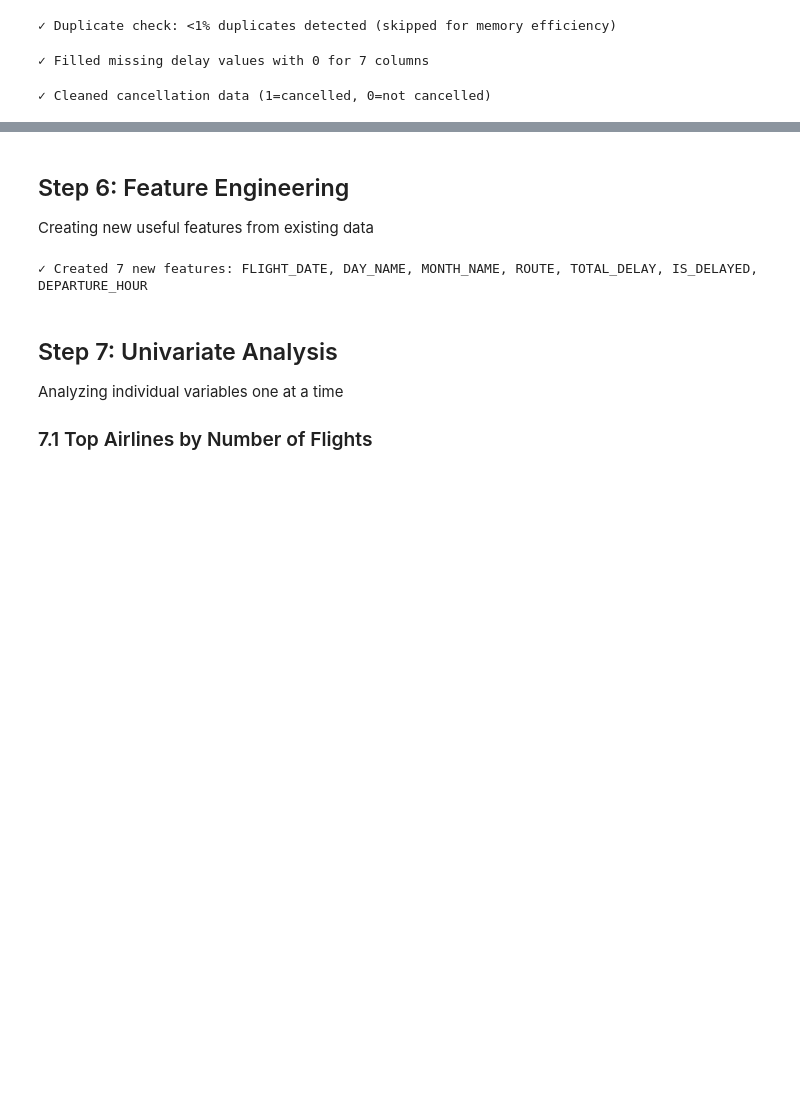
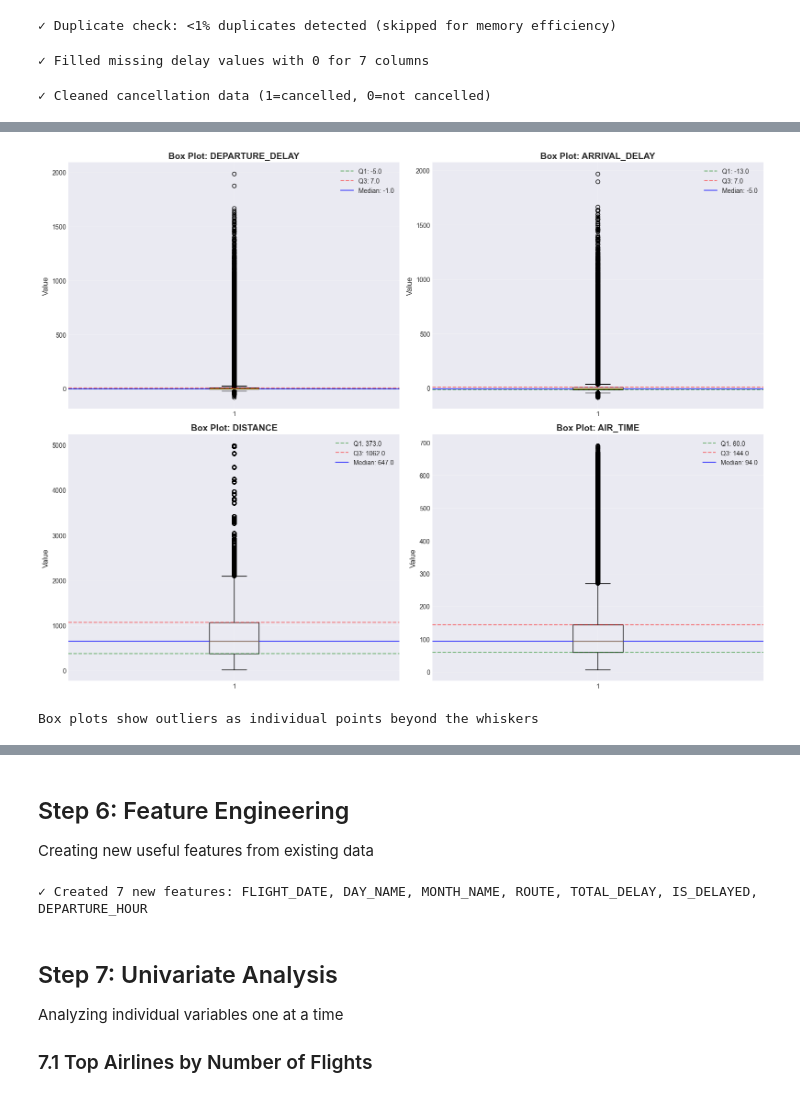
Before and after one commit to ryadavnitb/Batch-7, a Jupyter notebook: main.ipynb, the cells around one changed output, grey strips where cells are left out. Drawn from its saved outputs; the diff is of its cells as text; code cells hidden in the pictures; blank space fills up the shorter version.

Commit message:
Add outlier detection and correlation analysis to Milestone 1

```diff
--- a/main.ipynb
+++ b/main.ipynb
@@ -157,0 +239,33 @@ print("✓ Cleaned cancellation data (1=cancelled, 0=not cancelled)")
+# %%
+# Visualize outliers for key delay columns using box plots
+fig, axes = plt.subplots(2, 2, figsize=(16, 12))
+
+# Select key columns to visualize
+key_cols = ['DEPARTURE_DELAY', 'ARRIVAL_DELAY', 'DISTANCE', 'AIR_TIME']
+key_cols = [col for col in key_cols if col in df_clean.columns]
+
+for idx, col in enumerate(key_cols[:4]):
+    row = idx // 2
+    col_idx = idx % 2
+
+    # Create box plot
+    axes[row, col_idx].boxplot(df_clean[col].dropna(), vert=True)
+    axes[row, col_idx].set_title(f'Box Plot: {col}', fontsize=14, fontweight='bold')
+    axes[row, col_idx].set_ylabel('Value', fontsize=12)
+    axes[row, col_idx].grid(True, alpha=0.3)
+
+    # Add statistics
+    Q1 = df_clean[col].quantile(0.25)
+    Q3 = df_clean[col].quantile(0.75)
+    median = df_clean[col].median()
+    axes[row, col_idx].axhline(y=Q1, color='green', linestyle='--', alpha=0.5, label=f'Q1: {Q1:.1f}')
+    axes[row, col_idx].axhline(y=Q3, color='red', linestyle='--', alpha=0.5, label=f'Q3: {Q3:.1f}')
+    axes[row, col_idx].axhline(y=median, color='blue', linestyle='-', alpha=0.7, label=f'Median: {median:.1f}')
+    axes[row, col_idx].legend(loc='upper right')
+
+plt.tight_layout()
+plt.show()
+print("Box plots show outliers as individual points beyond the whiskers")
+# %% [output]
+[figure, added]
+Box plots show outliers as individual points beyond the whiskers
```
Also changed, not shown: parts of 11 cells of this notebook, 2 other files.
